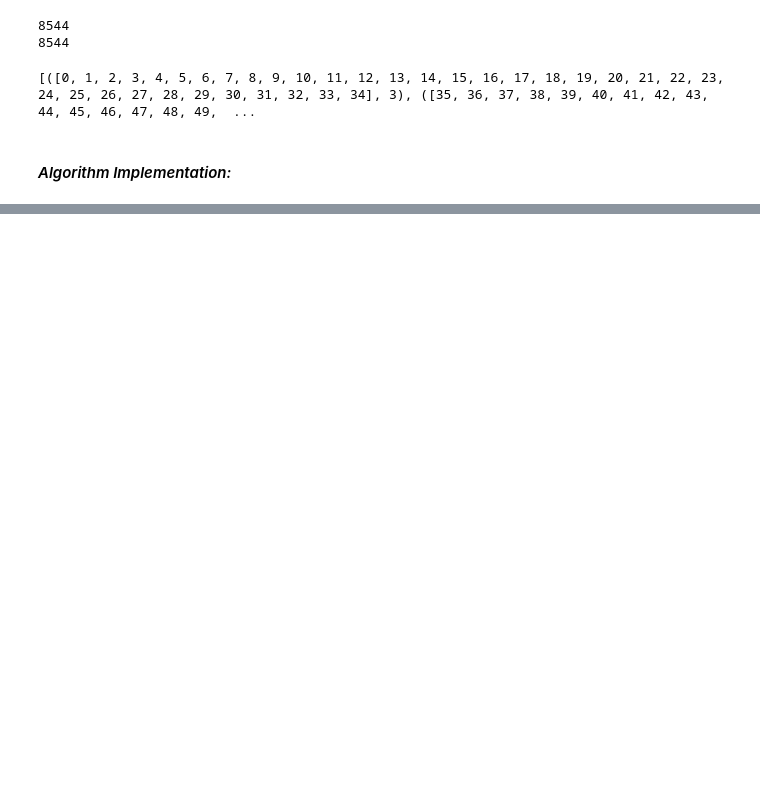
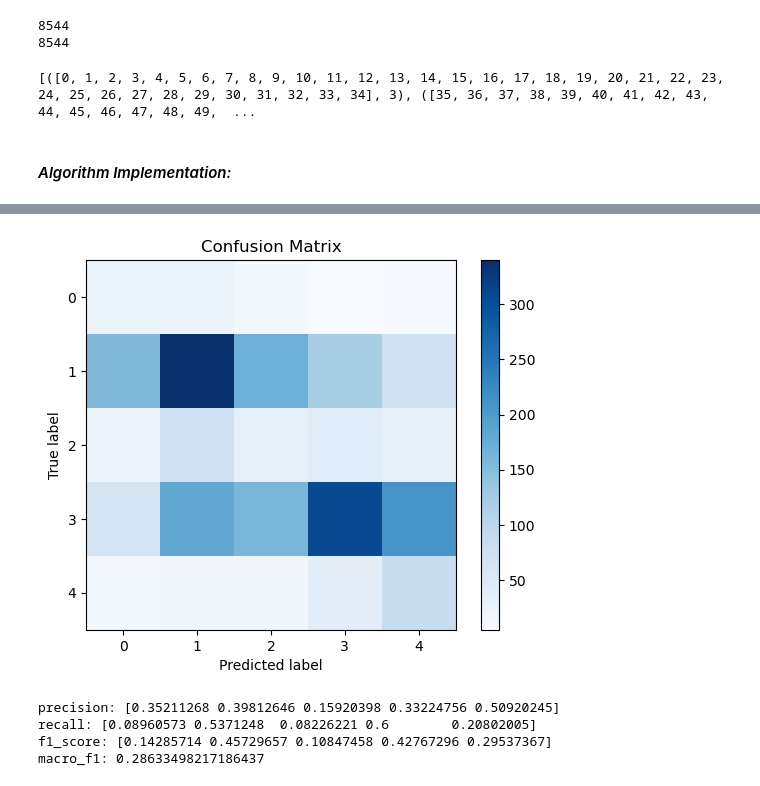
Before and after one commit to AnnTarek/SST-Text-Classification, a Jupyter notebook: text-classification.ipynb, the cells around one changed output, grey strips where cells are left out. Cells and saved outputs as stored; diff of their text form; code cells hidden in the pictures; blank space fills up the shorter version.

```diff
--- a/text-classification.ipynb
+++ b/text-classification.ipynb
@@ -316,0 +320,5 @@ ValueError: too many values to unpack (expected 2)
+# %%
+X_train = convert_bigram_vector_to_sparse_matrix(bigram_vector, len(bigrams))
+#train the model
+clf = SGDClassifier(loss='log_loss',max_iter=30, learning_rate='constant', eta0=0.01, verbose=2)
+clf.fit(X_train, train['label'])
@@ -316,0 +345,5 @@ ValueError: too many values to unpack (expected 2)
+# %%
+#test the model
+predictions_sklearn_SGD = clf.predict(convert_bigram_vector_to_sparse_matrix(X_test, len(bigrams)))
+#print(type(predictions_sklearn))
+#print(predictions_sklearn)
@@ -316,0 +434,14 @@ ValueError: too many values to unpack (expected 2)
+# %%
+#confusion matrix of SGD
+confusion_matrix_sci=generate_confusion_matrix(predictions_sklearn_SGD, actual_labels_logistic_scratch, 5)
+plot_confusion_matrix(confusion_matrix_sci, 5)
+print(f"precision: {precision(confusion_matrix_sci, 5)}")
+print(f"recall: {recall(confusion_matrix_sci, 5)}")
+print(f"f1_score: {f1_score(precision(confusion_matrix_sci, 5), recall(confusion_matrix_sci, 5), 5)}")
+print(f"macro_f1: {macro_f1(f1_score(precision(confusion_matrix_sci, 5), recall(confusion_matrix_sci, 5), 5), 5)}")
+# %% [output]
+[figure, added]
+precision: [0.35211268 0.39812646 0.15920398 0.33224756 0.50920245]
+recall: [0.08960573 0.5371248  0.08226221 0.6        0.20802005]
+f1_score: [0.14285714 0.45729657 0.10847458 0.42767296 0.29537367]
+macro_f1: 0.28633498217186437
```
Also changed, not shown: parts of 26 cells of this notebook.
